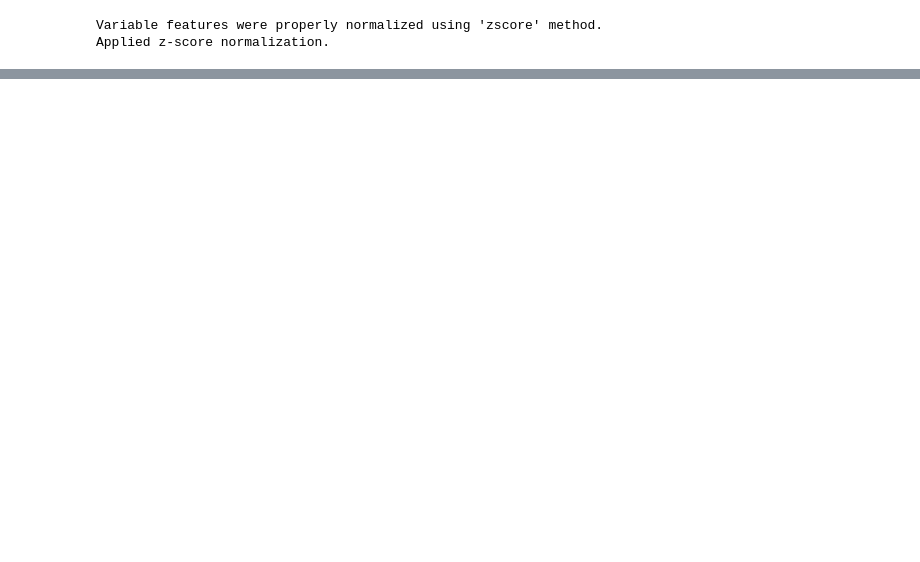
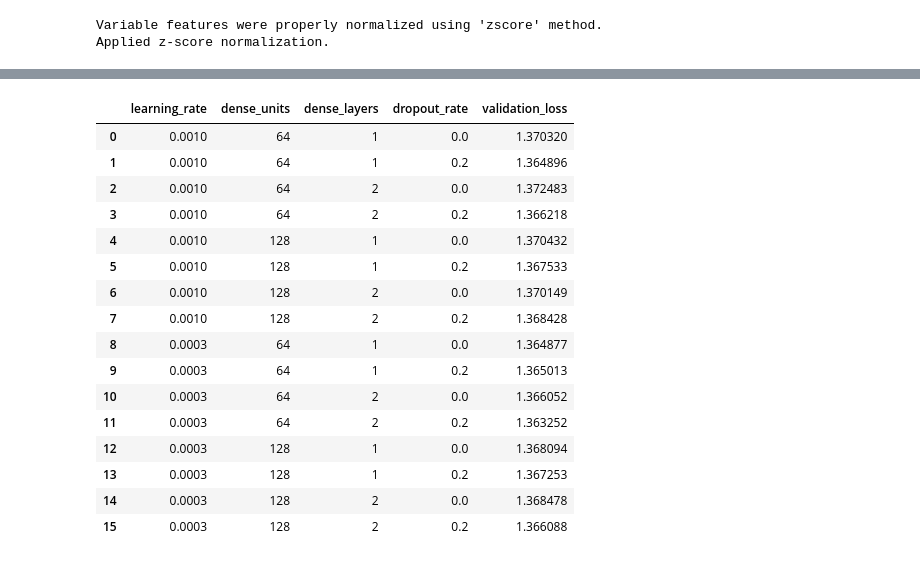
Before and after one commit to alvaro-francisco-gil/plant-reactivity-analysis, a Jupyter notebook: notebooks/experiment_neural_network.ipynb, the cells around one changed output, grey strips where cells are left out. Cells and saved outputs as stored; diff of their text form; code cells hidden in the pictures; blank space fills up the shorter version.

```diff
--- a/notebooks/experiment_neural_network.ipynb
+++ b/notebooks/experiment_neural_network.ipynb
@@ -177,0 +454,12 @@ print("Confusion Matrix:\n", conf_matrix)
+# %%
+# Reduce the Dataset for the datapoints concerning RQ4
+
+rq4_train_feat_dataset= train_feat_dataset.copy()
+processed_train_indexes, train_targets= ped.get_indexes_and_targets_by_rq(4, rq4_train_feat_dataset.features)
+rq4_train_feat_dataset.features= rq4_train_feat_dataset.features.iloc[processed_train_indexes]
+rq4_train_feat_dataset.features.reset_index(drop=True, inplace=True)
+
+rq4_val_feat_dataset= val_feat_dataset.copy()
+processed_val_indexes, val_targets= ped.get_indexes_and_targets_by_rq(4, rq4_val_feat_dataset.features)
+rq4_val_feat_dataset.features= rq4_val_feat_dataset.features.iloc[processed_val_indexes]
+rq4_val_feat_dataset.features.reset_index(drop=True, inplace=True)
@@ -177,0 +472,4 @@ print("Confusion Matrix:\n", conf_matrix)
+# %%
+# Normalize features
+normalization_params= rq4_train_feat_dataset.normalize_features()
+rq4_val_feat_dataset.apply_normalization(normalization_params)
@@ -177,0 +497,3 @@ print("Confusion Matrix:\n", conf_matrix)
+# %%
+train_loader= rq4_train_feat_dataset.get_variable_features_loader(train_targets)
+val_loader= rq4_val_feat_dataset.get_variable_features_loader(val_targets)
@@ -177,0 +510,15 @@ print("Confusion Matrix:\n", conf_matrix)
+# %%
+%%time
+input_size= len(rq4_train_feat_dataset.variable_columns)
+output_size= 4
+num_epochs = 50
+
+param_grid = {
+    'learning_rate': [0.001,0.0003],
+    'dense_units': [64, 128],
+    'dense_layers': [1, 2],
+    'dropout_rate': [0,0.2]
+}
+
+tuner = HyperparameterTuner(FullyConnectedClassifier, param_grid, train_loader, val_loader, num_epochs, input_size, output_size)
+best_params, all_results = tuner.tune()
@@ -177,0 +553,20 @@ print("Confusion Matrix:\n", conf_matrix)
+# %%
+all_results.head(30)
+# %% [output]
+|  | learning_rate | dense_units | dense_layers | dropout_rate | validation_loss |
+| 0 | 0.0010 | 64 | 1 | 0.0 | 1.370320 |
+| 1 | 0.0010 | 64 | 1 | 0.2 | 1.364896 |
+| 2 | 0.0010 | 64 | 2 | 0.0 | 1.372483 |
+| 3 | 0.0010 | 64 | 2 | 0.2 | 1.366218 |
+| 4 | 0.0010 | 128 | 1 | 0.0 | 1.370432 |
+| 5 | 0.0010 | 128 | 1 | 0.2 | 1.367533 |
+| 6 | 0.0010 | 128 | 2 | 0.0 | 1.370149 |
+| 7 | 0.0010 | 128 | 2 | 0.2 | 1.368428 |
+| 8 | 0.0003 | 64 | 1 | 0.0 | 1.364877 |
+| 9 | 0.0003 | 64 | 1 | 0.2 | 1.365013 |
+| 10 | 0.0003 | 64 | 2 | 0.0 | 1.366052 |
+| 11 | 0.0003 | 64 | 2 | 0.2 | 1.363252 |
+| 12 | 0.0003 | 128 | 1 | 0.0 | 1.368094 |
+| 13 | 0.0003 | 128 | 1 | 0.2 | 1.367253 |
+| 14 | 0.0003 | 128 | 2 | 0.0 | 1.368478 |
+| 15 | 0.0003 | 128 | 2 | 0.2 | 1.366088 |
```
Also changed, not shown: parts of 73 cells of this notebook, 5 other files.
